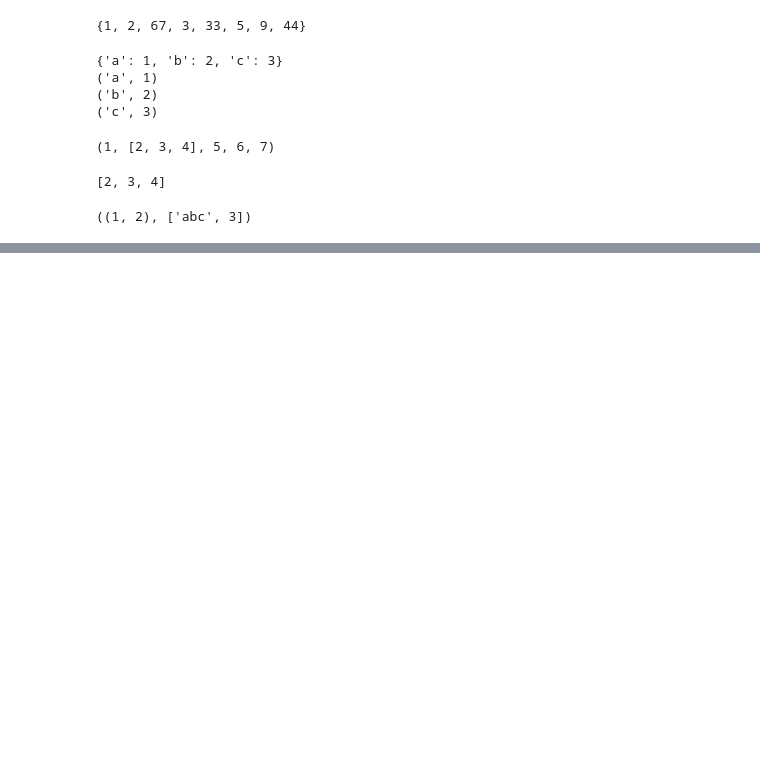
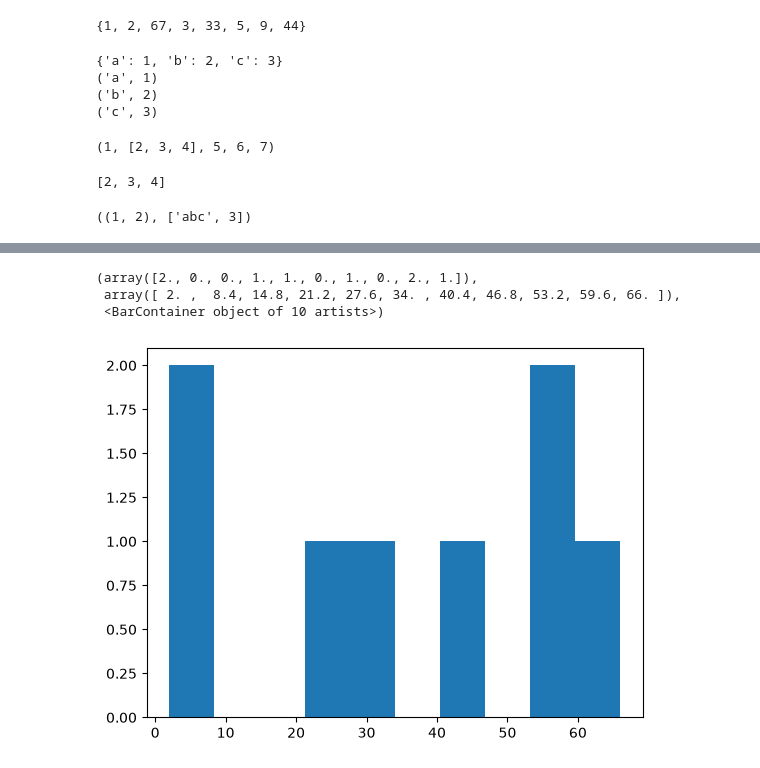
Before and after one commit to rajsagar30032/ml-prep-2026, a Jupyter notebook: phase1/week-1.ipynb, the cells around one changed output, grey strips where cells are left out. Saved outputs shown, nothing was run; the diff lists cells and outputs as text; code cells hidden in the pictures; blank space fills up the shorter version.

```diff
--- a/phase1/week-1.ipynb
+++ b/phase1/week-1.ipynb
@@ -118,0 +476,8 @@ print(tuppy)
+# %%
+a =np.array([22,33,44,55,66,3,55,2])
+plt.hist(a)
+# %% [output]
+(array([2., 0., 0., 1., 1., 0., 1., 0., 2., 1.]),
+ array([ 2. ,  8.4, 14.8, 21.2, 27.6, 34. , 40.4, 46.8, 53.2, 59.6, 66. ]),
+ <BarContainer object of 10 artists>)
+[figure, added]
```
Also changed, not shown: parts of 39 cells of this notebook, 4 other files.
